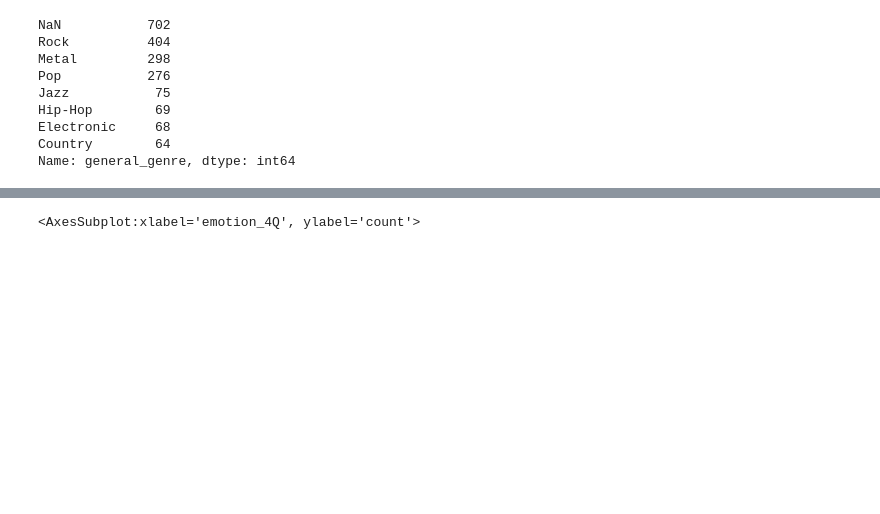
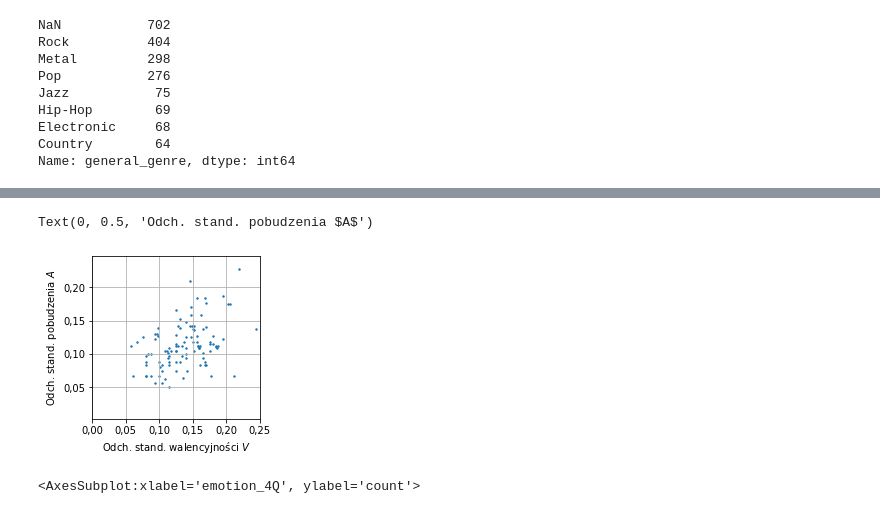
Before and after one commit to wojtek11530/song_lyric_classification, a Jupyter notebook: notebooks/preprocessed_dataset_analysis.ipynb, the cells around one changed output, grey strips where cells are left out. Saved outputs shown, nothing was run; the diff lists cells and outputs as text; code cells hidden in the pictures; blank space fills up the shorter version.

```diff
--- a/notebooks/preprocessed_dataset_analysis.ipynb
+++ b/notebooks/preprocessed_dataset_analysis.ipynb
@@ -193,3 +204,25 @@ plt.savefig('va_plot.pdf', bbox_inches = "tight")
+# %%
+import locale
+# Set to German locale to get comma decimal separater
+locale.setlocale(locale.LC_NUMERIC, "pl_PL")
+plt.rcParams['axes.formatter.use_locale'] = True
+
+plt.subplots(figsize=(3, 3))
+plt.scatter(df.valence_std.values, df.arousal_std.values, s=2)
+# margin=0.05
+# plt.ylim((0-margin, 1+margin))
+# plt.xlim((0-margin, 1+margin))
+
+plt.grid()
+plt.axis('equal')
+plt.ylim((0,0.25))
+plt.xlim((0,0.25))
+plt.xlabel(r'Odch. stand. walencyjności $V$')
+plt.ylabel(r'Odch. stand. pobudzenia $A$')
+# plt.savefig('va_std_plot.pdf', bbox_inches = "tight")
+# %% [output]
+Text(0, 0.5, 'Odch. stand. pobudzenia $A$')
+[figure, added]
 # %%
 train_df = pd.read_csv(os.path.join(dataset_path, 'train_dataset.csv'), index_col=0)
 val_df = pd.read_csv(os.path.join(dataset_path, 'val_dataset.csv'), index_col=0)
```
Also changed, not shown: parts of 8 cells of this notebook.
